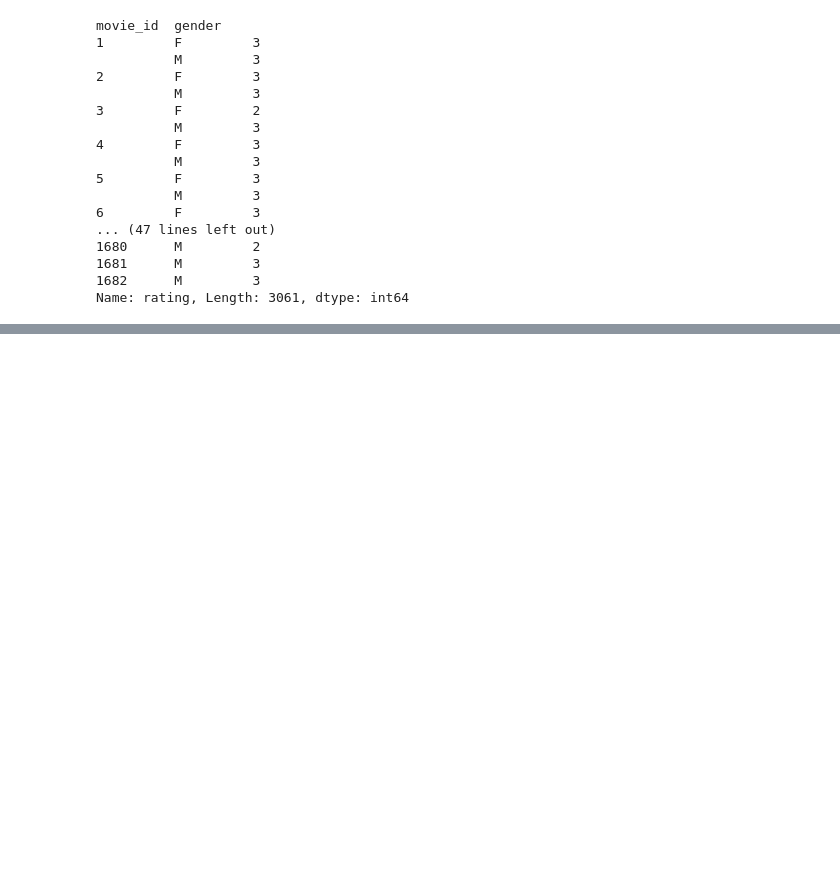
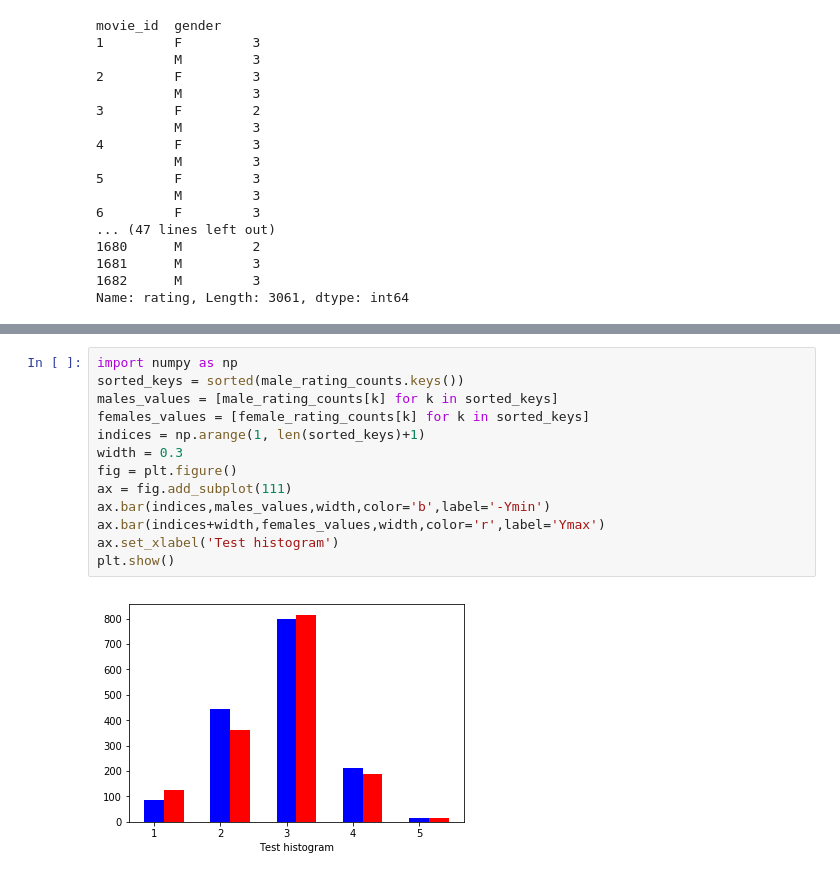
Before and after one commit to RonShmul/eCommerce, a Jupyter notebook: exercise1.ipynb, the cells around one changed output, grey strips where cells are left out. Drawn from its saved outputs; the diff is of its cells as text; blank space fills up the shorter version.

```diff
--- a/exercise1.ipynb
+++ b/exercise1.ipynb
@@ -85,0 +116,15 @@ Name: rating, Length: 3061, dtype: int64
+# %%
+import numpy as np
+sorted_keys = sorted(male_rating_counts.keys())
+males_values = [male_rating_counts[k] for k in sorted_keys]
+females_values = [female_rating_counts[k] for k in sorted_keys]
+indices = np.arange(1, len(sorted_keys)+1)
+width = 0.3
+fig = plt.figure()
+ax = fig.add_subplot(111)
+ax.bar(indices,males_values,width,color='b',label='-Ymin')
+ax.bar(indices+width,females_values,width,color='r',label='Ymax')
+ax.set_xlabel('Test histogram')
+plt.show()
+# %% [output]
+[figure, added]
```
Also changed, not shown: parts of 6 cells of this notebook.
